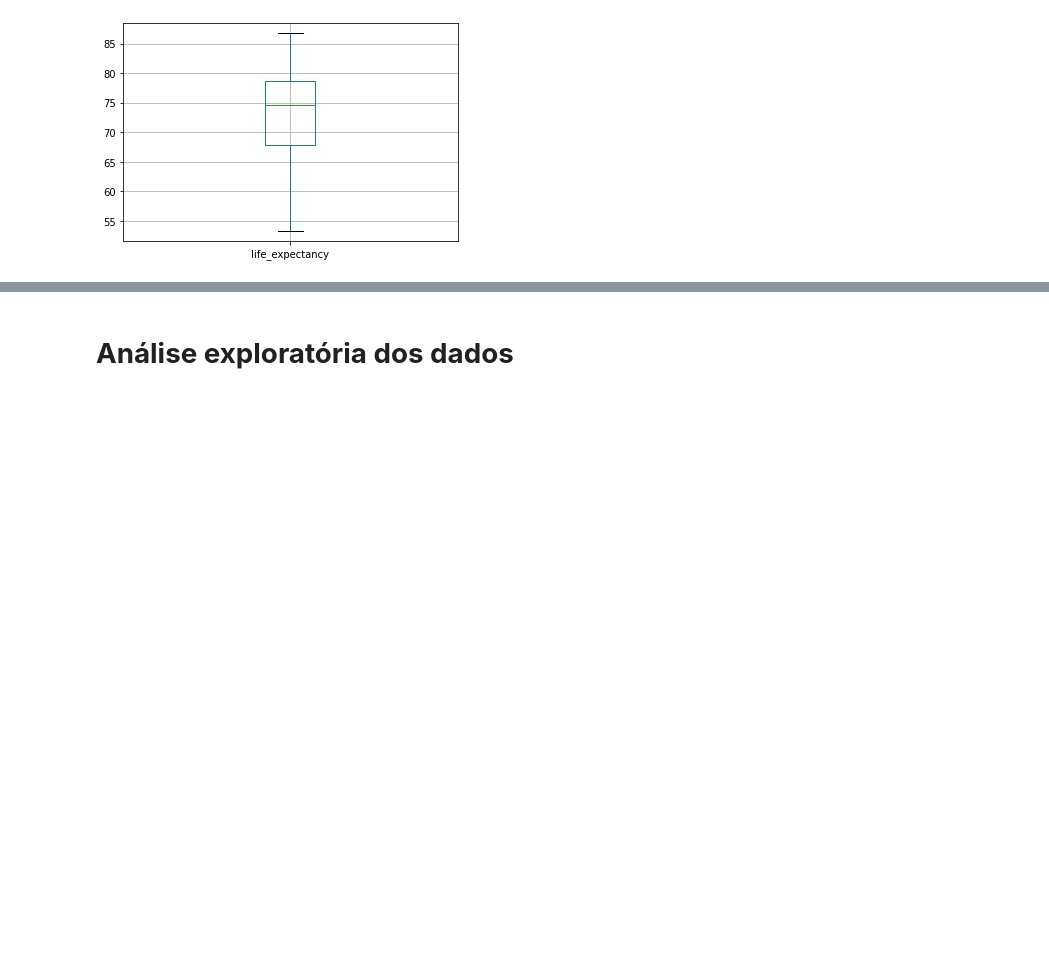
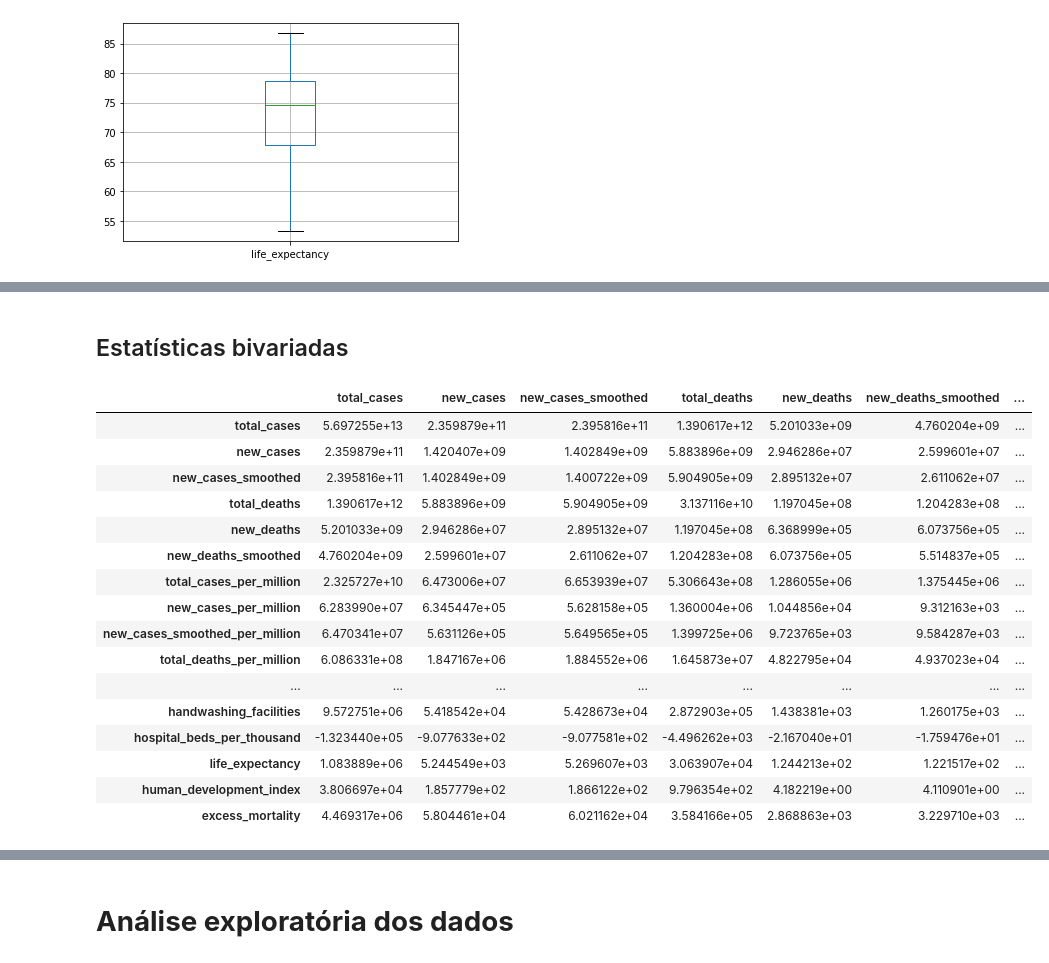
Before and after one commit to lluk4z/IF697-CienciaDeDados, a Jupyter notebook: Projeto01.ipynb, the cells around one changed output, grey strips where cells are left out. Cells and saved outputs as stored; diff of their text form; code cells hidden in the pictures; blank space fills up the shorter version.

```diff
--- a/Projeto01.ipynb
+++ b/Projeto01.ipynb
@@ -149,0 +199,22 @@ df.boxplot(column=['life_expectancy'])
+# %% [markdown]
+## Estatísticas bivariadas
+# %%
+df.cov()
+# %% [output]
+|  | total_cases | new_cases | new_cases_smoothed | total_deaths | new_deaths | new_deaths_smoothed | ... |
+| total_cases | 5.697255e+13 | 2.359879e+11 | 2.395816e+11 | 1.390617e+12 | 5.201033e+09 | 4.760204e+09 | ... |
+| new_cases | 2.359879e+11 | 1.420407e+09 | 1.402849e+09 | 5.883896e+09 | 2.946286e+07 | 2.599601e+07 | ... |
+| new_cases_smoothed | 2.395816e+11 | 1.402849e+09 | 1.400722e+09 | 5.904905e+09 | 2.895132e+07 | 2.611062e+07 | ... |
+| total_deaths | 1.390617e+12 | 5.883896e+09 | 5.904905e+09 | 3.137116e+10 | 1.197045e+08 | 1.204283e+08 | ... |
+| new_deaths | 5.201033e+09 | 2.946286e+07 | 2.895132e+07 | 1.197045e+08 | 6.368999e+05 | 6.073756e+05 | ... |
+| new_deaths_smoothed | 4.760204e+09 | 2.599601e+07 | 2.611062e+07 | 1.204283e+08 | 6.073756e+05 | 5.514837e+05 | ... |
+| total_cases_per_million | 2.325727e+10 | 6.473006e+07 | 6.653939e+07 | 5.306643e+08 | 1.286055e+06 | 1.375445e+06 | ... |
+| new_cases_per_million | 6.283990e+07 | 6.345447e+05 | 5.628158e+05 | 1.360004e+06 | 1.044856e+04 | 9.312163e+03 | ... |
+| new_cases_smoothed_per_million | 6.470341e+07 | 5.631126e+05 | 5.649565e+05 | 1.399725e+06 | 9.723765e+03 | 9.584287e+03 | ... |
+| total_deaths_per_million | 6.086331e+08 | 1.847167e+06 | 1.884552e+06 | 1.645873e+07 | 4.822795e+04 | 4.937023e+04 | ... |
+| ... | ... | ... | ... | ... | ... | ... | ... |
+| handwashing_facilities | 9.572751e+06 | 5.418542e+04 | 5.428673e+04 | 2.872903e+05 | 1.438381e+03 | 1.260175e+03 | ... |
+| hospital_beds_per_thousand | -1.323440e+05 | -9.077633e+02 | -9.077581e+02 | -4.496262e+03 | -2.167040e+01 | -1.759476e+01 | ... |
+| life_expectancy | 1.083889e+06 | 5.244549e+03 | 5.269607e+03 | 3.063907e+04 | 1.244213e+02 | 1.221517e+02 | ... |
+| human_development_index | 3.806697e+04 | 1.857779e+02 | 1.866122e+02 | 9.796354e+02 | 4.182219e+00 | 4.110901e+00 | ... |
+| excess_mortality | 4.469317e+06 | 5.804461e+04 | 6.021162e+04 | 3.584166e+05 | 2.868863e+03 | 3.229710e+03 | ... |
```
Also changed, not shown: parts of 7 cells of this notebook.
